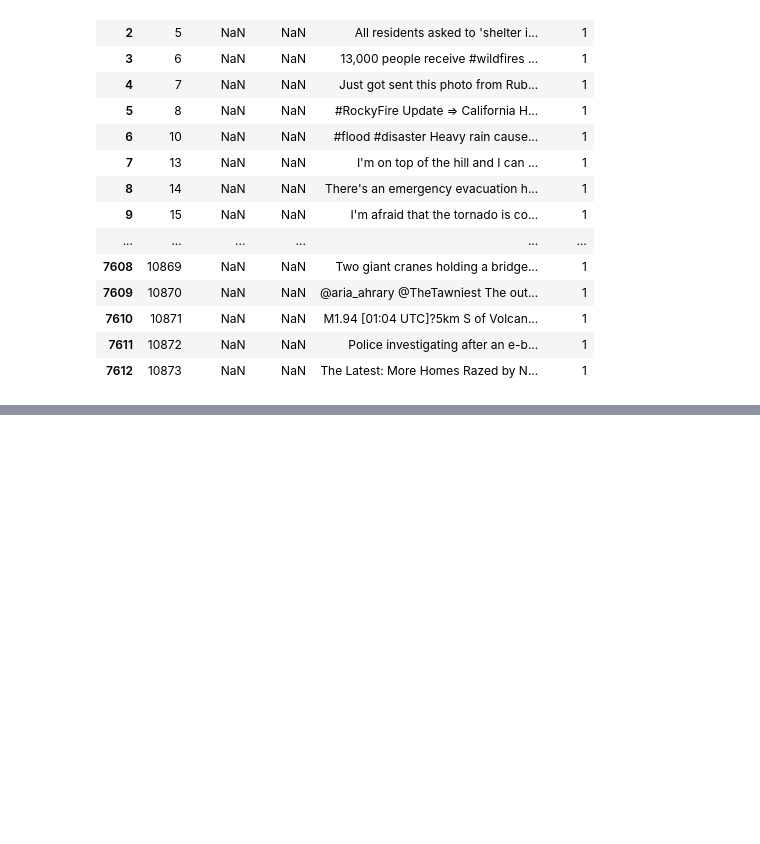
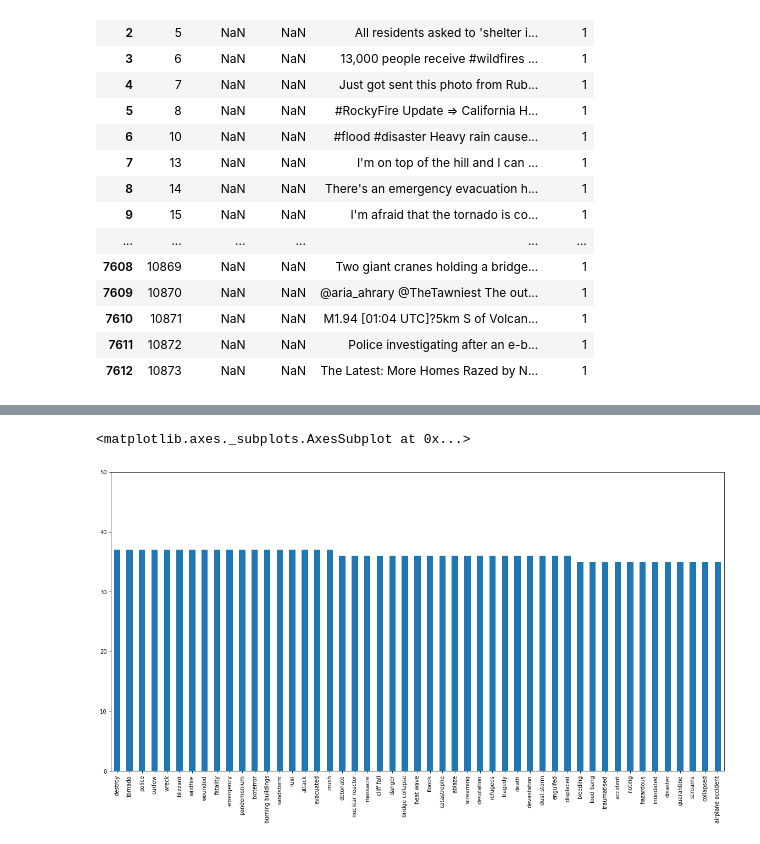
Before and after one commit to pabliyo/coronadatos, a Jupyter notebook: TP1-Keyword.ipynb, the cells around one changed output, grey strips where cells are left out. Drawn from its saved outputs; the diff is of its cells as text; code cells hidden in the pictures; blank space fills up the shorter version.

```diff
--- a/TP1-Keyword.ipynb
+++ b/TP1-Keyword.ipynb
@@ -106,0 +354,6 @@ sin_keyword.loc[sin_keyword['text'].str.lower().str.contains('evacuation'),:]
+# %%
+plt.ylim(top=50)
+cantidades[51:100].sort_values(ascending=False).plot(kind='bar', figsize=(20,10))
+# %% [output]
+<matplotlib.axes._subplots.AxesSubplot at 0x...>
+[figure, added]
```
Also changed, not shown: parts of 42 cells of this notebook.
